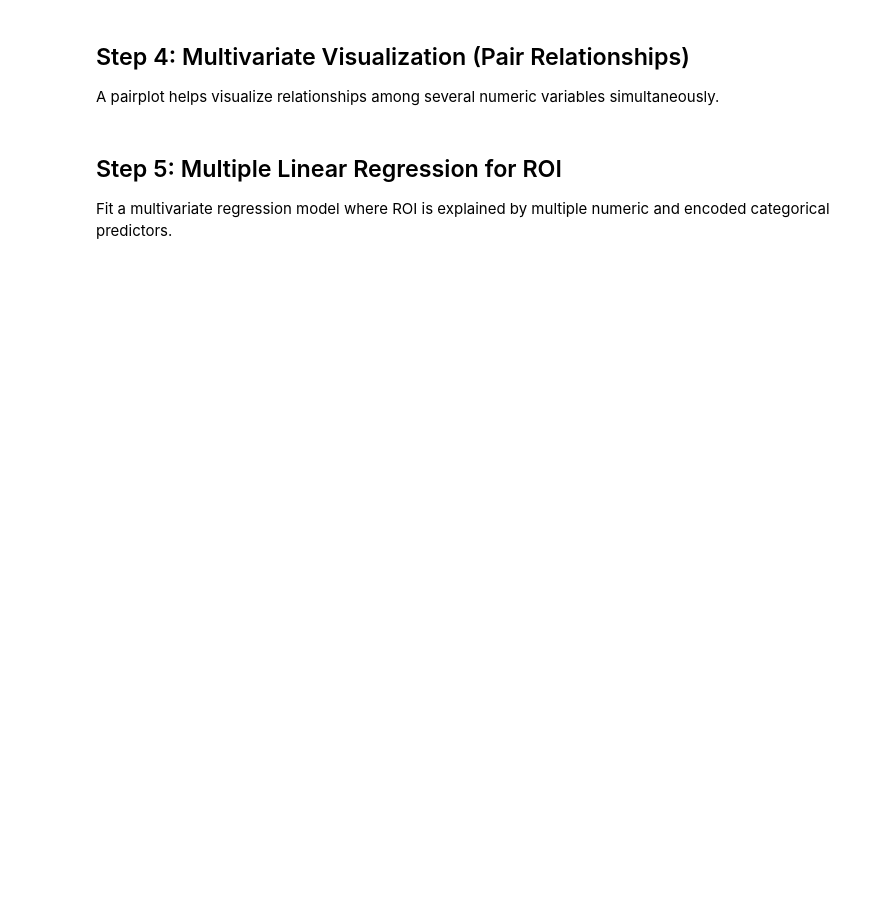
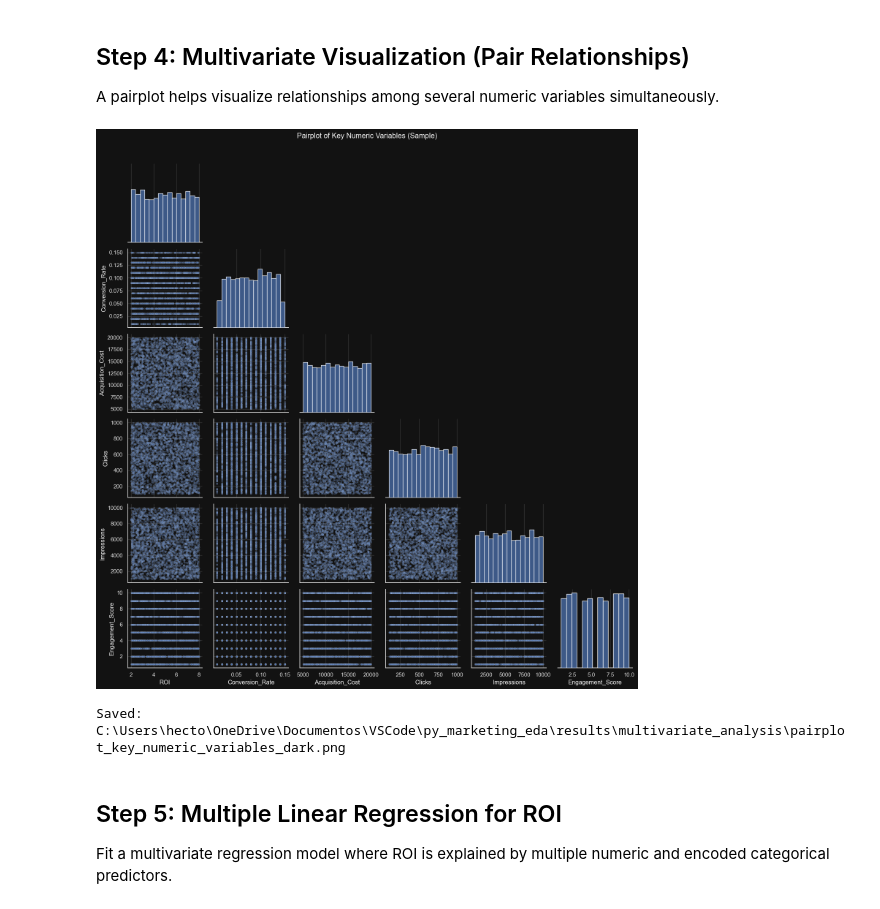
Before and after one commit to bakedaliennn/py_marketing_eda, a Jupyter notebook: notebooks/04_multivariate_analysis.ipynb, the cells around one changed output. Cells and saved outputs as stored; diff of their text form; code cells hidden in the pictures; blank space fills up the shorter version.

```diff
--- a/notebooks/04_multivariate_analysis.ipynb
+++ b/notebooks/04_multivariate_analysis.ipynb
@@ -21,23 +21,46 @@ from sklearn.preprocessing import StandardScaler
 from sklearn.linear_model import LinearRegression
 from sklearn.metrics import r2_score, mean_absolute_error, mean_squared_error
 
-sns.set_theme(style="whitegrid", context="notebook")
+## Shared dark-theme plotting defaults to match notebook 3 outputs.
+plt.style.use("dark_background")
+sns.set_theme(style="darkgrid", context="notebook")
 plt.rcParams["figure.figsize"] = (12, 6)
+plt.rcParams["axes.facecolor"] = "#121212"
+plt.rcParams["figure.facecolor"] = "#121212"
+plt.rcParams["savefig.facecolor"] = "#121212"
+plt.rcParams["savefig.edgecolor"] = "#121212"
+plt.rcParams["axes.edgecolor"] = "#E0E0E0"
+plt.rcParams["axes.labelcolor"] = "#F5F5F5"
+plt.rcParams["xtick.color"] = "#E0E0E0"
+plt.rcParams["ytick.color"] = "#E0E0E0"
+plt.rcParams["text.color"] = "#F5F5F5"
+plt.rcParams["grid.color"] = "#3A3A3A"
+
+## Expand display width so wide tables remain readable in notebook output.
 pd.set_option("display.max_columns", 60)
 pd.set_option("display.width", 140)
 # %% [markdown]
 ## Step 2: Load Cleaned Dataset
 # %%
+## Define expected cleaned dataset path and output folder for exported artifacts.
 cleaned_dataset_path = Path("../dataset/marketing_campaign_dataset_cleaned.csv")
+results_dir = Path("../results/multivariate_analysis")
 
+## Ensure export directory exists before writing charts/tables.
+results_dir.mkdir(parents=True, exist_ok=True)
+
+## Stop early with a clear dependency message if the input file is missing.
 if not cleaned_dataset_path.exists():
     raise FileNotFoundError(
         f"Cleaned dataset not found at: {cleaned_dataset_path.resolve()}\n"
         "Run 02_clean_and_validate.ipynb first to generate the cleaned data."
     )
 
+## Parse `Date` on load so time-based analyses can run without extra casting.
 df = pd.read_csv(cleaned_dataset_path, parse_dates=["Date"])
 
 print(f"Loaded dataframe shape: {df.shape}")
 print(f"Source file: {cleaned_dataset_path.resolve()}")
+print(f"Charts and summaries will be saved to: {results_dir.resolve()}")
+## Quick preview to confirm columns before feature engineering.
 df.head()
@@ -80,12 +128,23 @@ X.head()
 
 A pairplot helps visualize relationships among several numeric variables simultaneously.
 # %%
+## Core numeric columns for pairwise relationship inspection.
 pair_cols = ["ROI", "Conversion_Rate", "Acquisition_Cost", "Clicks", "Impressions", "Engagement_Score"]
+
+## Sample rows to keep pairplot readable and performant on larger datasets.
 pair_df = model_df[pair_cols].sample(min(3000, len(model_df)), random_state=42)
 
-sns.pairplot(pair_df, corner=True, diag_kind="hist", plot_kws={"alpha": 0.3, "s": 12})
-plt.suptitle("Pairplot of Key Numeric Variables (Sample)", y=1.02)
+pair_grid = sns.pairplot(pair_df, corner=True, diag_kind="hist", plot_kws={"alpha": 0.3, "s": 12})
+pair_grid.fig.suptitle("Pairplot of Key Numeric Variables (Sample)", y=1.02)
+pair_grid.fig.tight_layout()
+
+pairplot_path = results_dir / "pairplot_key_numeric_variables_dark.png"
+pair_grid.fig.savefig(pairplot_path, dpi=300, bbox_inches="tight")
 plt.show()
+print(f"Saved: {pairplot_path.resolve()}")
+# %% [output]
+[figure, added]
+Saved: C:\Users\hecto\OneDrive\Documentos\VSCode\py_marketing_eda\results\multivariate_analysis\pairplot_key_numeric_variables_dark.png
 # %% [markdown]
 ## Step 5: Multiple Linear Regression for ROI
 
```
Also changed, not shown: parts of 9 cells of this notebook, 12 other files.
